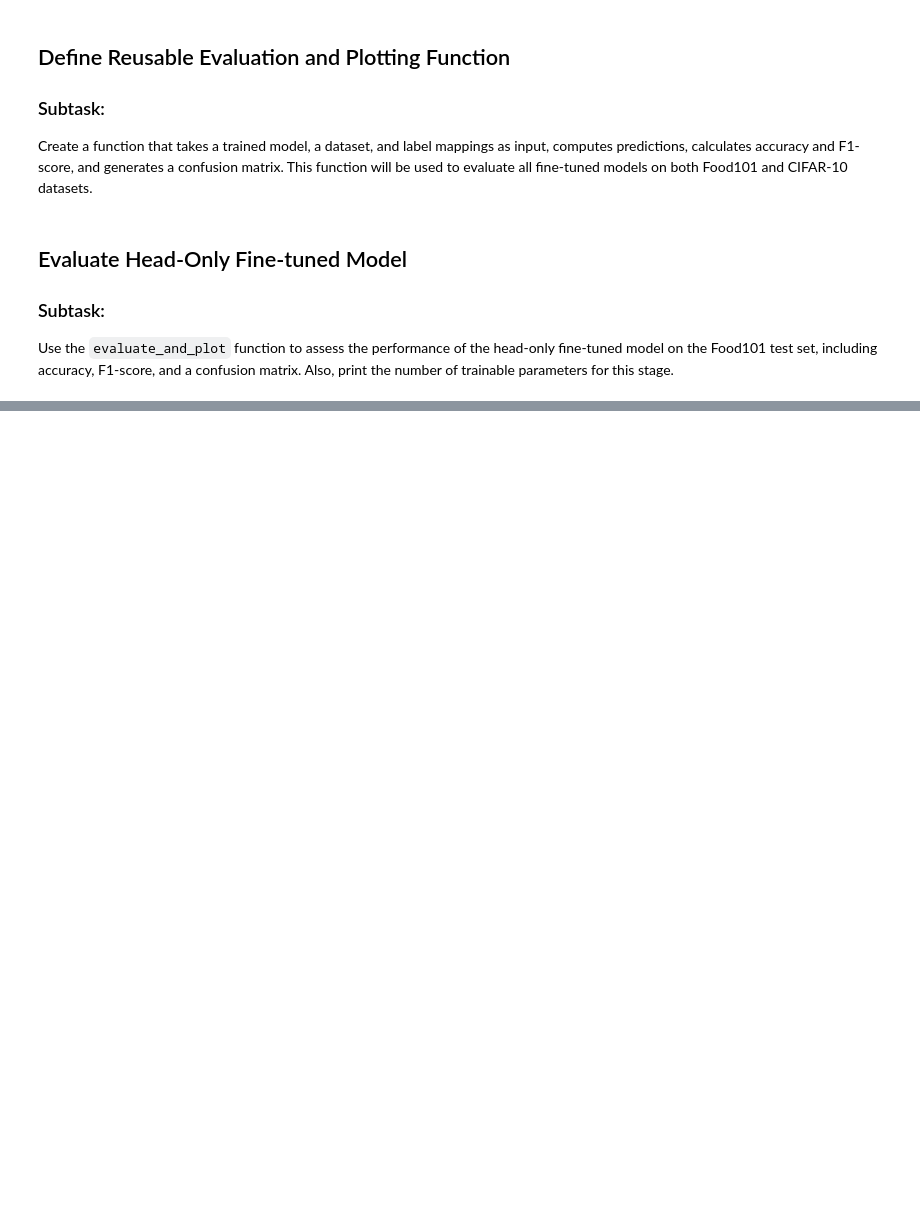
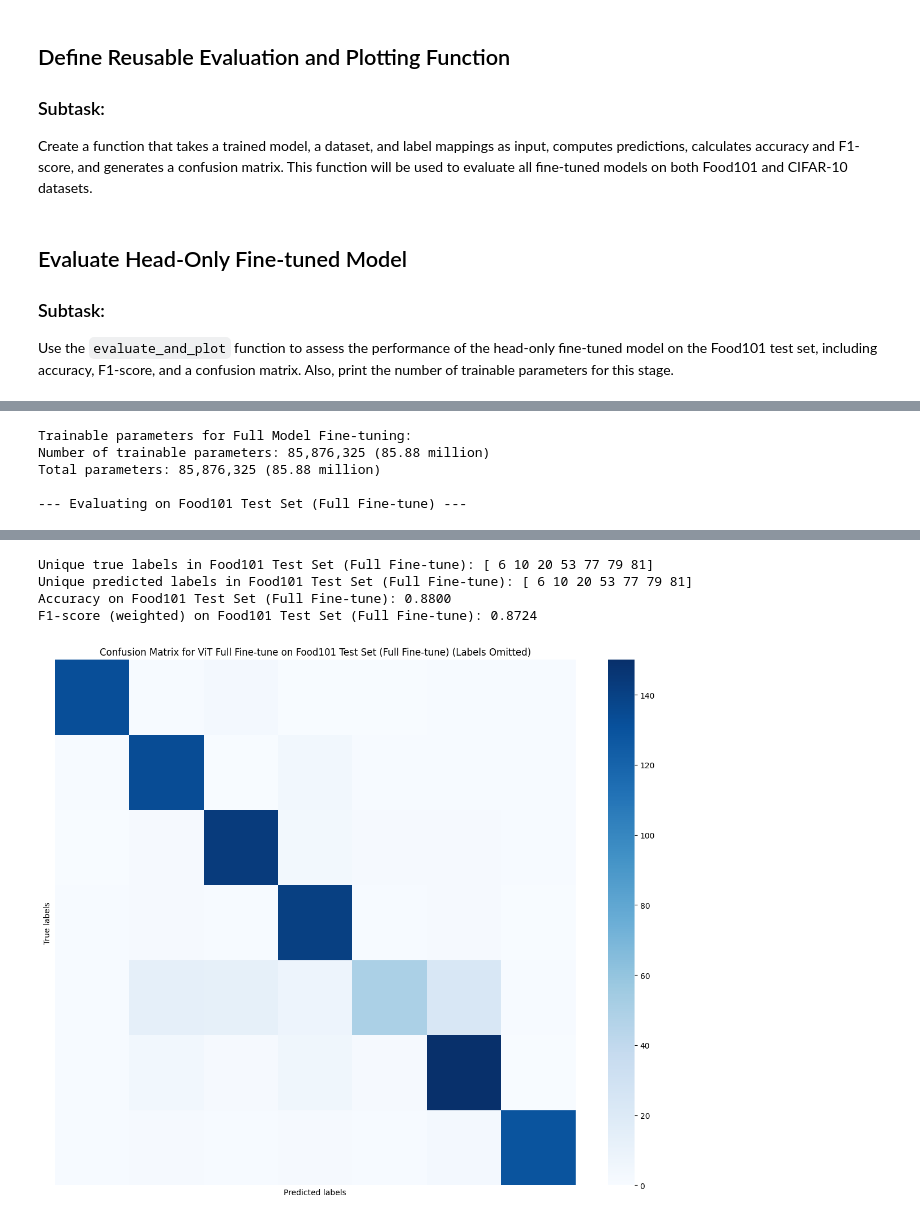
Before and after one commit to kasrasa/ViT-VLM-experiments, a Jupyter notebook: ViT_test.ipynb, the cells around one changed output, grey strips where cells are left out. Cells and saved outputs as stored; diff of their text form; code cells hidden in the pictures; blank space fills up the shorter version.

```diff
--- a/ViT_test.ipynb
+++ b/ViT_test.ipynb
@@ -516,0 +679,20 @@ head_only_metrics_food101 = evaluate_and_plot(
+# %%
+print("Trainable parameters for Full Model Fine-tuning:")
+count_parameters(model_full_finetune)
+
+# Evaluate the full model fine-tuned model on Food101 test set
+full_finetune_metrics_food101 = evaluate_and_plot(
+    model=model_full_finetune,
+    trainer=trainer_full,
+    dataset=food["test"],
+    id2label_mapping=id2label,
+    dataset_name="Food101 Test Set (Full Fine-tune)",
+    num_labels=len(id2label),
+    model_display_name="ViT Full Fine-tune"
+)
+# %% [output]
+Trainable parameters for Full Model Fine-tuning:
+Number of trainable parameters: 85,876,325 (85.88 million)
+Total parameters: 85,876,325 (85.88 million)
+
+--- Evaluating on Food101 Test Set (Full Fine-tune) ---
@@ -516,0 +700,5 @@ head_only_metrics_food101 = evaluate_and_plot(
+Unique true labels in Food101 Test Set (Full Fine-tune): [ 6 10 20 53 77 79 81]
+Unique predicted labels in Food101 Test Set (Full Fine-tune): [ 6 10 20 53 77 79 81]
+Accuracy on Food101 Test Set (Full Fine-tune): 0.8800
+F1-score (weighted) on Food101 Test Set (Full Fine-tune): 0.8724
+[figure, added]
```
Also changed, not shown: parts of 22 cells of this notebook.
